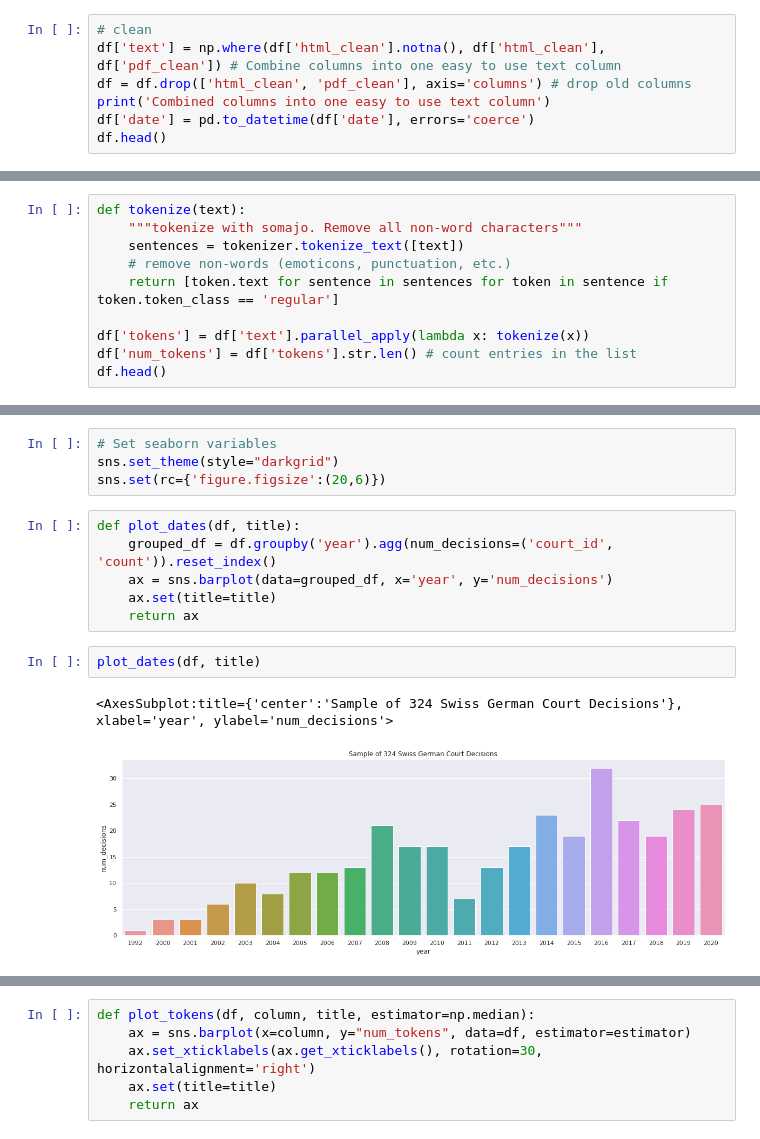
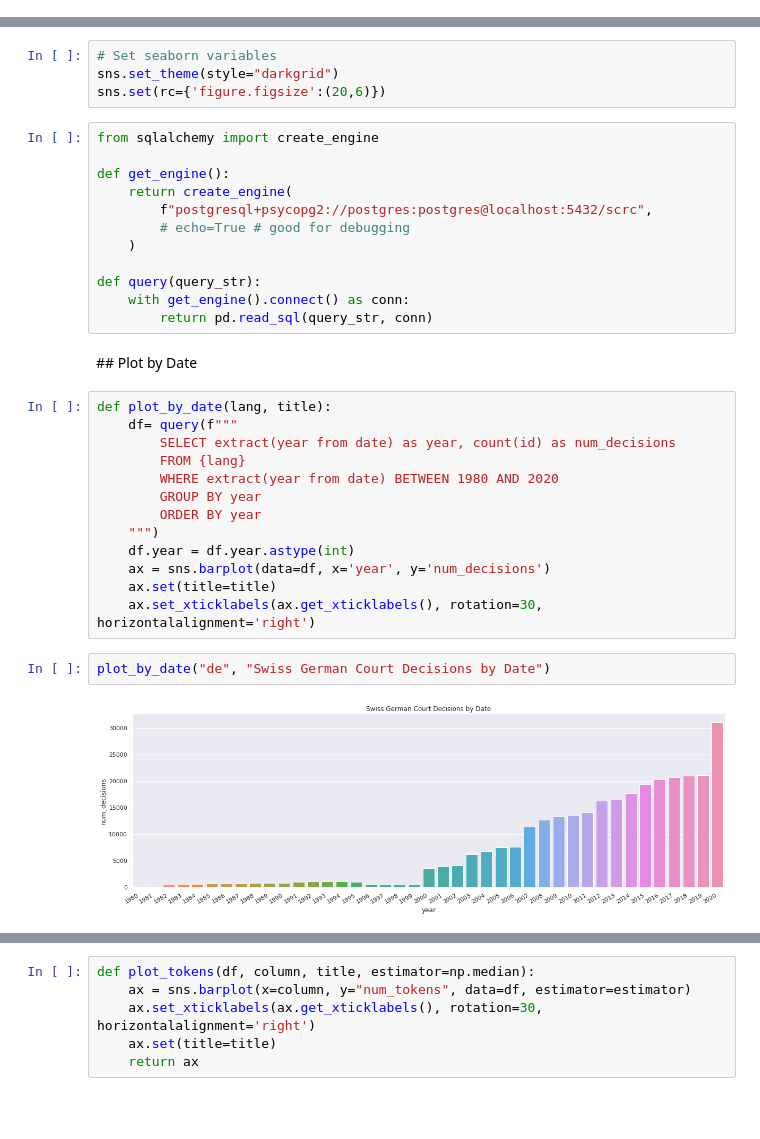
Before and after one commit to JoelNiklaus/SwissCourtRulingCorpus, a Jupyter notebook: scrc/notebooks/description/describe.ipynb, the cells around one changed output, grey strips where cells are left out. Drawn from its saved outputs; the diff is of its cells as text; blank space fills up the shorter version.

```diff
--- a/scrc/notebooks/description/describe.ipynb
+++ b/scrc/notebooks/description/describe.ipynb
@@ -40,7 +10,0 @@ df = pd.read_csv(
-# %%
-# clean
-df['text'] = np.where(df['html_clean'].notna(), df['html_clean'], df['pdf_clean']) # Combine columns into one easy to use text column
-df = df.drop(['html_clean', 'pdf_clean'], axis='columns') # drop old columns
-print('Combined columns into one easy to use text column')
-df['date'] = pd.to_datetime(df['date'], errors='coerce')
-df.head()
@@ -55,10 +10,0 @@ Combined columns into one easy to use text column
-# %%
-def tokenize(text):
-    """tokenize with somajo. Remove all non-word characters"""
-    sentences = tokenizer.tokenize_text([text])
-    # remove non-words (emoticons, punctuation, etc.)
-    return [token.text for sentence in sentences for token in sentence if token.token_class == 'regular']
-
-df['tokens'] = df['text'].parallel_apply(lambda x: tokenize(x))
-df['num_tokens'] = df['tokens'].str.len() # count entries in the list
-df.head()
@@ -74,14 +12,34 @@ VBox(children=(HBox(children=(IntProgress(value=0, description='0.00%', max=21),
 # Set seaborn variables
 sns.set_theme(style="darkgrid")
 sns.set(rc={'figure.figsize':(20,6)})
-# %%
-def plot_dates(df, title):
-    grouped_df = df.groupby('year').agg(num_decisions=('court_id', 'count')).reset_index()
-    ax = sns.barplot(data=grouped_df, x='year', y='num_decisions')
-    ax.set(title=title)
-    return ax
-# %%
-plot_dates(df, title)
-# %% [output]
-<AxesSubplot:title={'center':'Sample of 324 Swiss German Court Decisions'}, xlabel='year', ylabel='num_decisions'>
-[figure, removed]
+# %%
+from sqlalchemy import create_engine
+
+def get_engine():
+    return create_engine(
+        f"postgresql+psycopg2://postgres:postgres@localhost:5432/scrc",
+        # echo=True # good for debugging
+    )
+
+def query(query_str):
+    with get_engine().connect() as conn:
+        return pd.read_sql(query_str, conn)
+# %% [markdown]
+## Plot by Date
+# %%
+def plot_by_date(lang, title):
+    df= query(f"""
+        SELECT extract(year from date) as year, count(id) as num_decisions
+        FROM {lang}
+        WHERE extract(year from date) BETWEEN 1980 AND 2020
+        GROUP BY year
+        ORDER BY year
+    """)
+    df.year = df.year.astype(int)
+    ax = sns.barplot(data=df, x='year', y='num_decisions')
+    ax.set(title=title)
+    ax.set_xticklabels(ax.get_xticklabels(), rotation=30, horizontalalignment='right')
+# %%
+plot_by_date("de", "Swiss German Court Decisions by Date")
+# %% [output]
+[figure, added]
```
Also changed, not shown: parts of 24 cells of this notebook.
